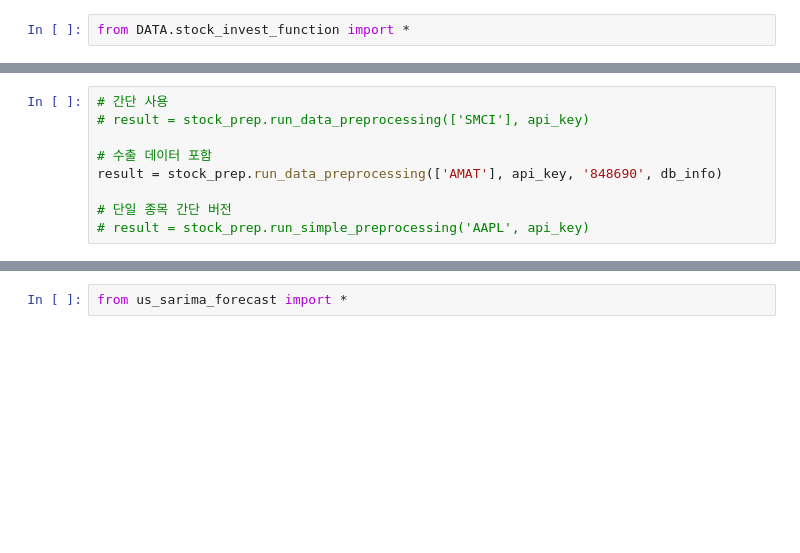
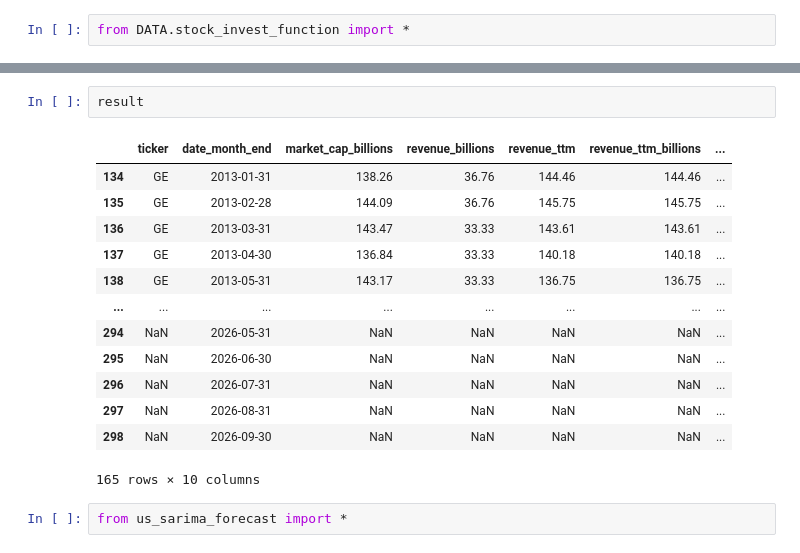
Before and after one commit to stox74/stock_forecast, a Jupyter notebook: US_Market/valuation/valuation_model_v5.ipynb, the cells around one changed output, grey strips where cells are left out. Saved outputs shown, nothing was run; the diff lists cells and outputs as text; blank space fills up the shorter version.

```diff
--- a/US_Market/valuation/valuation_model_v5.ipynb
+++ b/US_Market/valuation/valuation_model_v5.ipynb
@@ -129,9 +121,0 @@ db_info = {
-# %%
-# 간단 사용
-# result = stock_prep.run_data_preprocessing(['SMCI'], api_key)
-
-# 수출 데이터 포함
-result = stock_prep.run_data_preprocessing(['AMAT'], api_key, '848690', db_info)
-
-# 단일 종목 간단 버전
-# result = stock_prep.run_simple_preprocessing('AAPL', api_key)
@@ -170,3 +194,19 @@ PSR 계산 완료: 186 레코드 (제거된 레코드: 2개)
+# %%
+result
+# %% [output]
+|  | ticker | date_month_end | market_cap_billions | revenue_billions | revenue_ttm | revenue_ttm_billions | ... |
+| 134 | GE | 2013-01-31 | 138.26 | 36.76 | 144.46 | 144.46 | ... |
+| 135 | GE | 2013-02-28 | 144.09 | 36.76 | 145.75 | 145.75 | ... |
+| 136 | GE | 2013-03-31 | 143.47 | 33.33 | 143.61 | 143.61 | ... |
+| 137 | GE | 2013-04-30 | 136.84 | 33.33 | 140.18 | 140.18 | ... |
+| 138 | GE | 2013-05-31 | 143.17 | 33.33 | 136.75 | 136.75 | ... |
+| ... | ... | ... | ... | ... | ... | ... | ... |
+| 294 | NaN | 2026-05-31 | NaN | NaN | NaN | NaN | ... |
+| 295 | NaN | 2026-06-30 | NaN | NaN | NaN | NaN | ... |
+| 296 | NaN | 2026-07-31 | NaN | NaN | NaN | NaN | ... |
+| 297 | NaN | 2026-08-31 | NaN | NaN | NaN | NaN | ... |
+| 298 | NaN | 2026-09-30 | NaN | NaN | NaN | NaN | ... |
+165 rows × 10 columns
 # %%
 from us_sarima_forecast import *
 # %%
```
Also changed, not shown: parts of 22 cells of this notebook, 2 other files.
